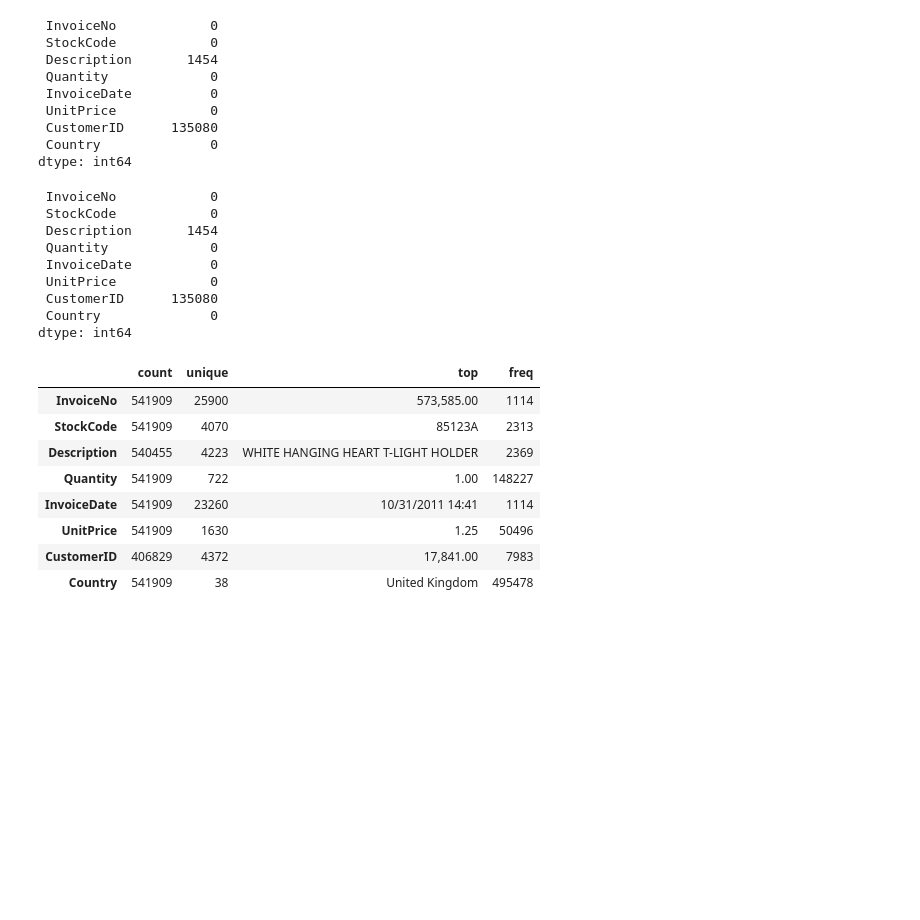
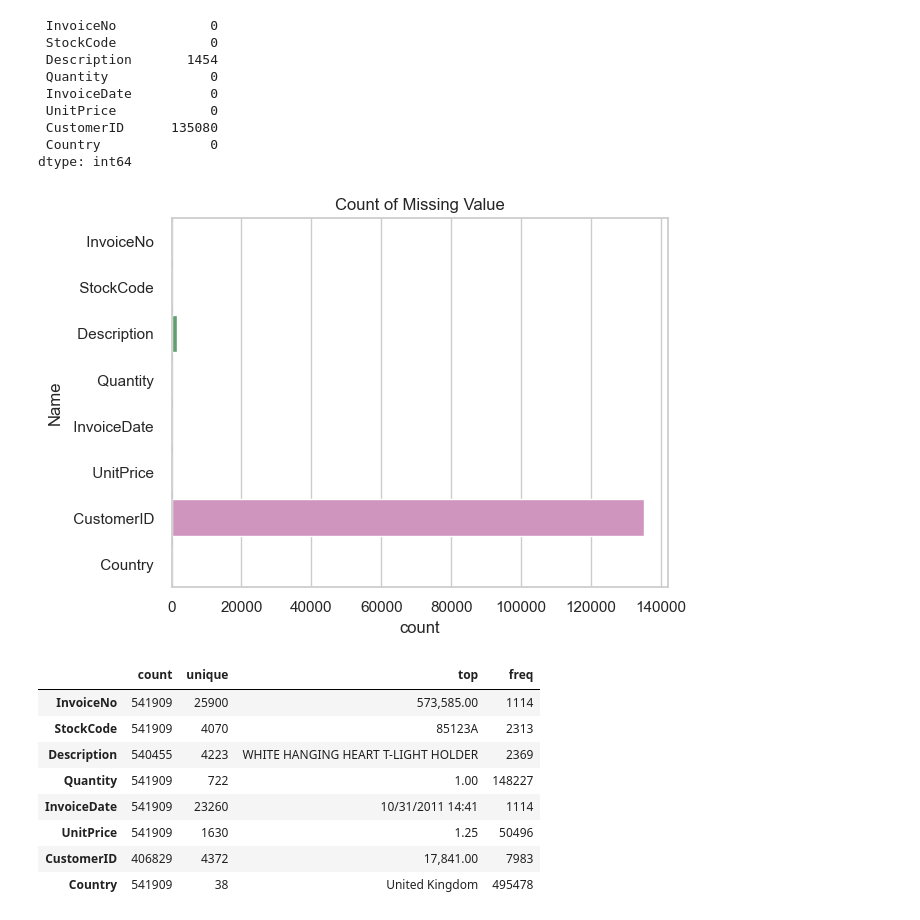
Before and after one commit to GLAZERadr/Data_Science_For_Industry_Task_3, a Jupyter notebook: EDA.ipynb, the cells around one changed output. Cells and saved outputs as stored; diff of their text form; code cells hidden in the pictures; blank space fills up the shorter version.

Commit message:
count missing value plot & data description

```diff
--- a/EDA.ipynb
+++ b/EDA.ipynb
@@ -23,17 +43,19 @@ df.isna().sum()
  Country              0
 dtype: int64
 # %%
-df.isna().sum()
+missing_value = df.isna().sum()
-# %% [output]
- InvoiceNo            0
- StockCode            0
- Description       1454
- Quantity             0
- InvoiceDate          0
- UnitPrice            0
- CustomerID      135080
- Country              0
-dtype: int64
+# %%
+missing_values = missing_value.to_frame()
+missing_values.columns = ['count']
+missing_values.index.names = ['Name']
+missing_values['Name'] = missing_value.index
+
+sns.set(style="whitegrid", color_codes=True)
+sns.barplot(x = 'count', y = 'Name', data=missing_values)
+plt.title("Count of Missing Value")
+plt.show()
+# %% [output]
+[figure, added]
 # %%
 df.describe().T
 # %% [output]
```
Also changed, not shown: parts of 3 cells of this notebook.
